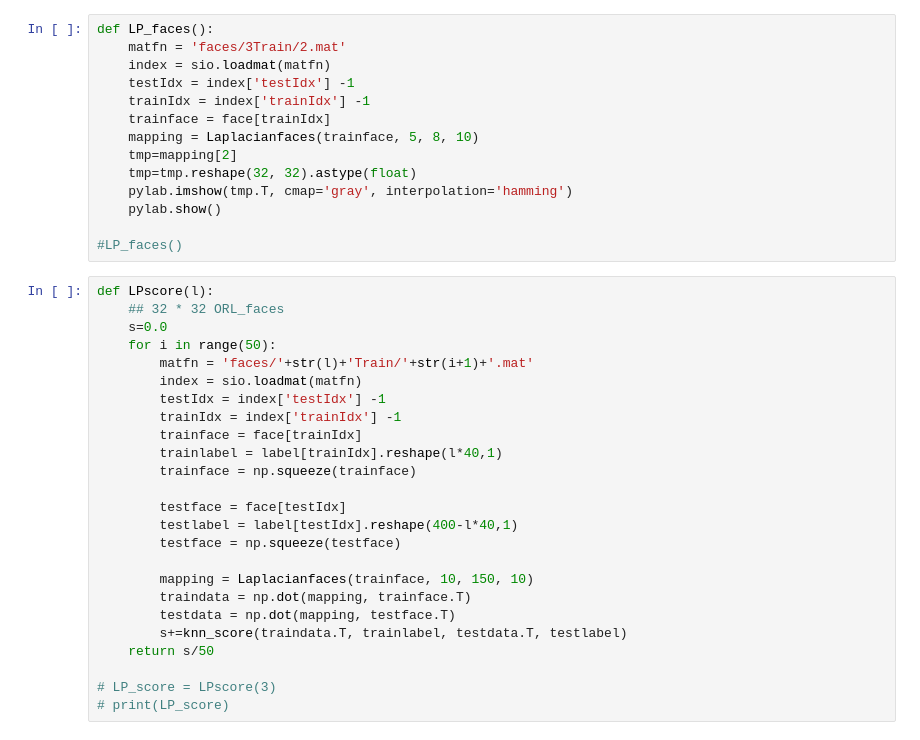
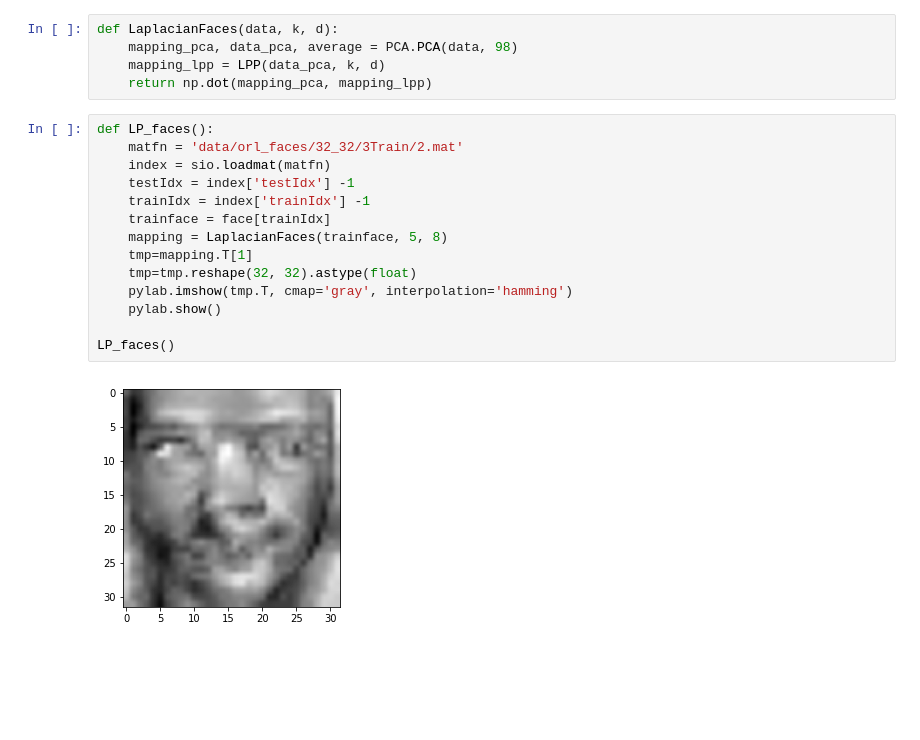
Before and after one commit to cxrasdfg/Dimension-Reduction, a Jupyter notebook: LPP.ipynb, the cells around one changed output. Saved outputs shown, nothing was run; the diff lists cells and outputs as text; blank space fills up the shorter version.

```diff
--- a/LPP.ipynb
+++ b/LPP.ipynb
@@ -163,39 +204,21 @@ def Laplacianfaces(data, k, d, t):
+# %%
+def LaplacianFaces(data, k, d):
+    mapping_pca, data_pca, average = PCA.PCA(data, 98)
+    mapping_lpp = LPP(data_pca, k, d)
+    return np.dot(mapping_pca, mapping_lpp)
 # %%
 def LP_faces():
-    matfn = 'faces/3Train/2.mat'
+    matfn = 'data/orl_faces/32_32/3Train/2.mat'
     index = sio.loadmat(matfn)
     testIdx = index['testIdx'] -1
     trainIdx = index['trainIdx'] -1
     trainface = face[trainIdx]
-    mapping = Laplacianfaces(trainface, 5, 8, 10)
-    tmp=mapping[2]
+    mapping = LaplacianFaces(trainface, 5, 8)
+    tmp=mapping.T[1]
     tmp=tmp.reshape(32, 32).astype(float)
     pylab.imshow(tmp.T, cmap='gray', interpolation='hamming')
     pylab.show()
 
-#LP_faces()
+LP_faces()
+# %% [output]
+[figure, added]
-# %%
-def LPscore(l):
-    ## 32 * 32 ORL_faces
-    s=0.0
-    for i in range(50):
-        matfn = 'faces/'+str(l)+'Train/'+str(i+1)+'.mat'
-        index = sio.loadmat(matfn)
-        testIdx = index['testIdx'] -1
-        trainIdx = index['trainIdx'] -1
-        trainface = face[trainIdx]
-        trainlabel = label[trainIdx].reshape(l*40,1)
-        trainface = np.squeeze(trainface)
-
-        testface = face[testIdx]
-        testlabel = label[testIdx].reshape(400-l*40,1)
-        testface = np.squeeze(testface)
-
-        mapping = Laplacianfaces(trainface, 10, 150, 10)
-        traindata = np.dot(mapping, trainface.T)
-        testdata = np.dot(mapping, testface.T)
-        s+=knn_score(traindata.T, trainlabel, testdata.T, testlabel)
-    return s/50
-
-# LP_score = LPscore(3)
-# print(LP_score)
```
Also changed, not shown: parts of 11 cells of this notebook, 5 other files.
